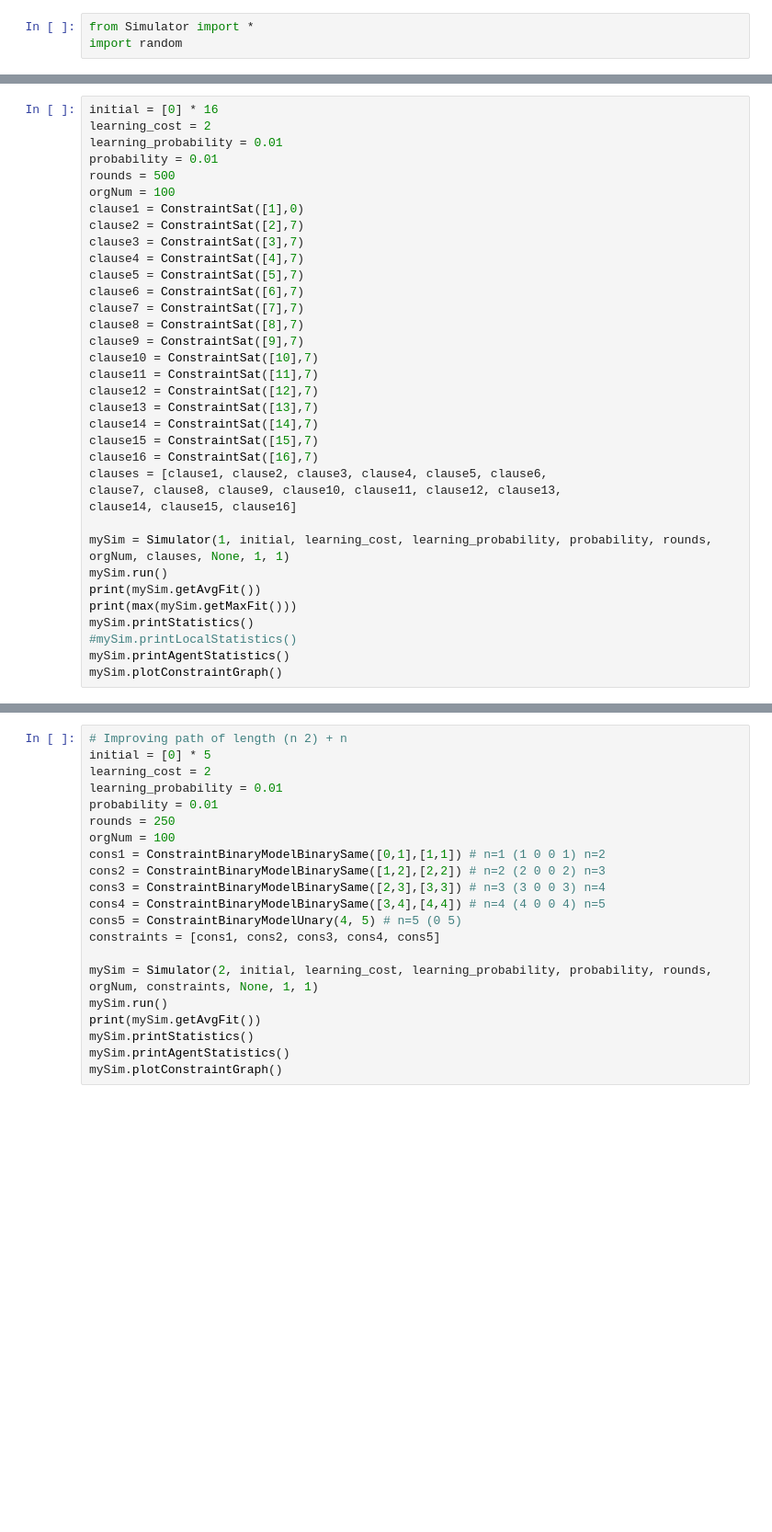
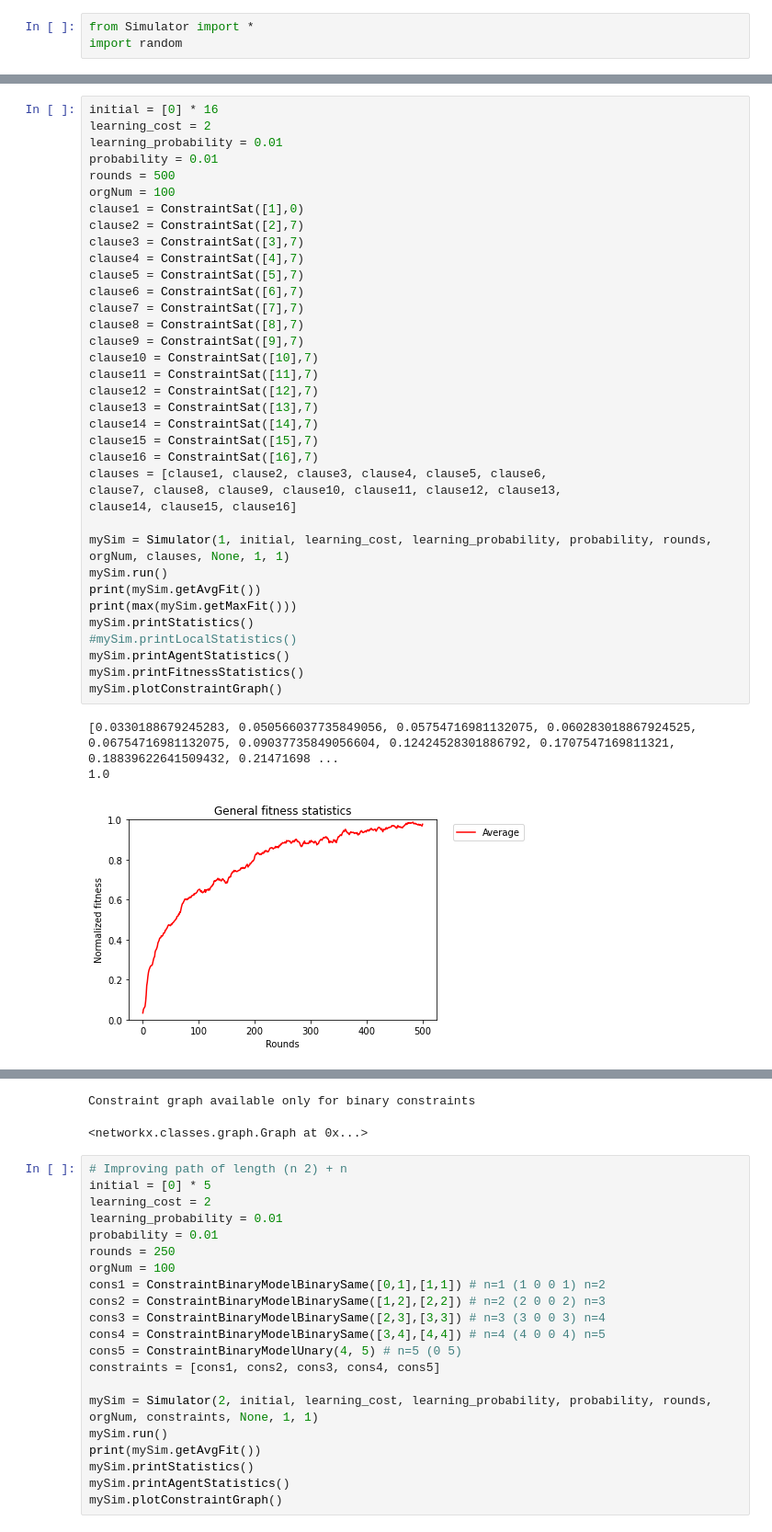
Before and after one commit to Cvdgraaf/Evolution-Simulator, a Jupyter notebook: EvoSim.ipynb, the cells around one changed output, grey strips where cells are left out. Shown at 92% size. Saved outputs shown, nothing was run; the diff lists cells and outputs as text; blank space fills up the shorter version.

Commit message:
plotted avg fitnesses of both types of agents in a new graph

```diff
--- a/EvoSim.ipynb
+++ b/EvoSim.ipynb
@@ -16,30 +18,35 @@ probability = 0.01
 rounds = 500
 orgNum = 100
 clause1 = ConstraintSat([1],0)
 clause2 = ConstraintSat([2],7)
 clause3 = ConstraintSat([3],7)
 clause4 = ConstraintSat([4],7)
 clause5 = ConstraintSat([5],7)
 clause6 = ConstraintSat([6],7)
 clause7 = ConstraintSat([7],7)
 clause8 = ConstraintSat([8],7)
 clause9 = ConstraintSat([9],7)
 clause10 = ConstraintSat([10],7)
 clause11 = ConstraintSat([11],7)
 clause12 = ConstraintSat([12],7)
 clause13 = ConstraintSat([13],7)
 clause14 = ConstraintSat([14],7)
 clause15 = ConstraintSat([15],7)
 clause16 = ConstraintSat([16],7)
 clauses = [clause1, clause2, clause3, clause4, clause5, clause6,
 clause7, clause8, clause9, clause10, clause11, clause12, clause13,
 clause14, clause15, clause16]
 
 mySim = Simulator(1, initial, learning_cost, learning_probability, probability, rounds, orgNum, clauses, None, 1, 1)
 mySim.run()
 print(mySim.getAvgFit())
 print(max(mySim.getMaxFit()))
 mySim.printStatistics()
 #mySim.printLocalStatistics()
 mySim.printAgentStatistics()
+mySim.printFitnessStatistics()
 mySim.plotConstraintGraph()
+# %% [output]
+[0.0330188679245283, 0.050566037735849056, 0.05754716981132075, 0.060283018867924525, 0.06754716981132075, 0.09037735849056604, 0.12424528301886792, 0.1707547169811321, 0.18839622641509432, 0.21471698 ...
+1.0
+[figure, added]
@@ -46,3 +54,5 @@ mySim.plotConstraintGraph()
+Constraint graph available only for binary constraints
+<networkx.classes.graph.Graph at 0x...>
 # %%
 # Improving path of length (n 2) + n
 initial = [0] * 5
```
Also changed, not shown: parts of 2 cells of this notebook, 1 other file.
